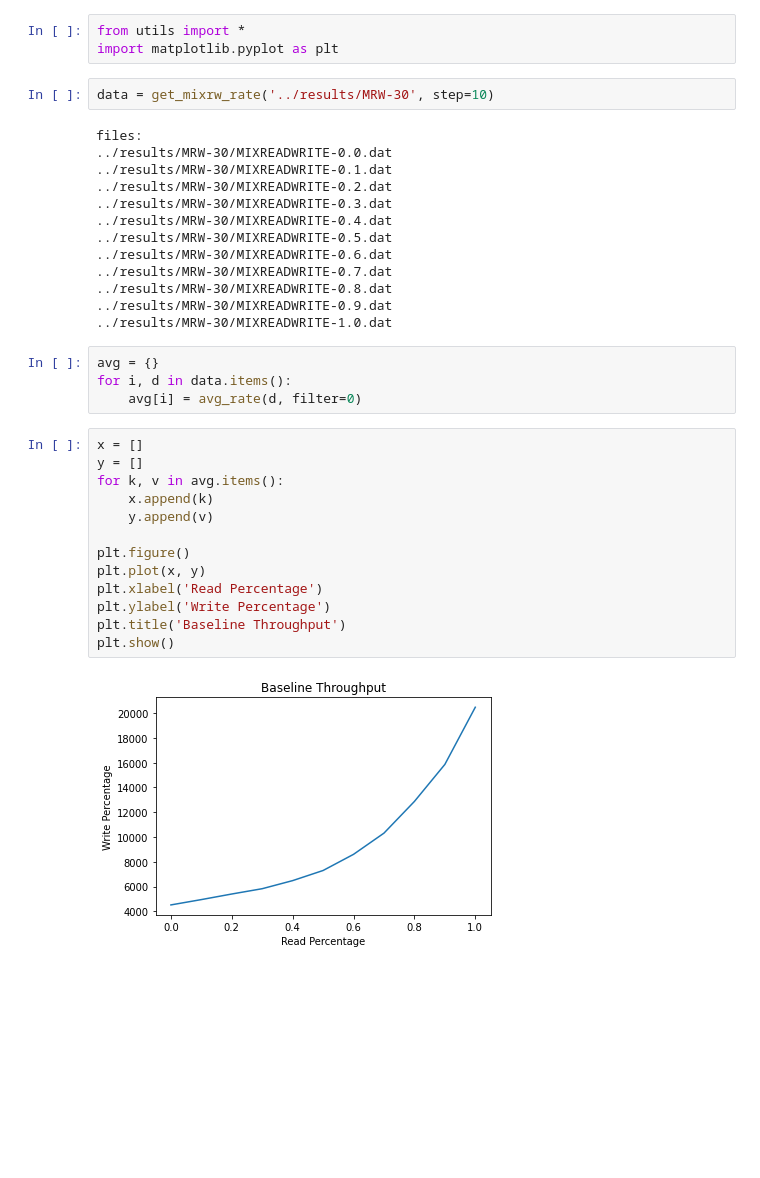
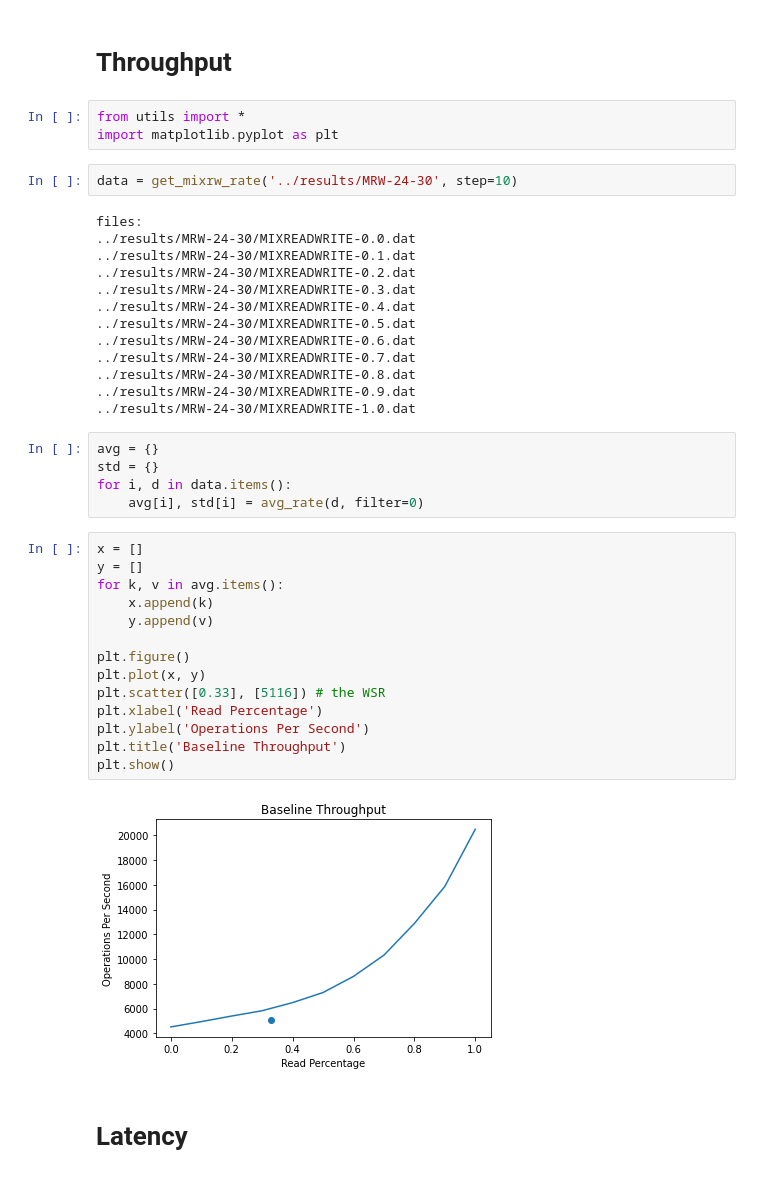
Before and after one commit to epyeh/zookeeper-benchmark, a Jupyter notebook: analysis/baseline.ipynb, the cells around one changed output. Drawn from its saved outputs; the diff is of its cells as text; blank space fills up the shorter version.

```diff
--- a/analysis/baseline.ipynb
+++ b/analysis/baseline.ipynb
@@ -1,37 +1,43 @@
+# %% [markdown]
+# Throughput
 # %%
 from utils import *
 import matplotlib.pyplot as plt
 # %%
-data = get_mixrw_rate('../results/MRW-30', step=10)
+data = get_mixrw_rate('../results/MRW-24-30', step=10)
 # %% [output]
 files:
-../results/MRW-30/MIXREADWRITE-0.0.dat
-../results/MRW-30/MIXREADWRITE-0.1.dat
-../results/MRW-30/MIXREADWRITE-0.2.dat
-../results/MRW-30/MIXREADWRITE-0.3.dat
-../results/MRW-30/MIXREADWRITE-0.4.dat
-../results/MRW-30/MIXREADWRITE-0.5.dat
-../results/MRW-30/MIXREADWRITE-0.6.dat
-../results/MRW-30/MIXREADWRITE-0.7.dat
-../results/MRW-30/MIXREADWRITE-0.8.dat
-../results/MRW-30/MIXREADWRITE-0.9.dat
-../results/MRW-30/MIXREADWRITE-1.0.dat
+../results/MRW-24-30/MIXREADWRITE-0.0.dat
+../results/MRW-24-30/MIXREADWRITE-0.1.dat
+../results/MRW-24-30/MIXREADWRITE-0.2.dat
+../results/MRW-24-30/MIXREADWRITE-0.3.dat
+../results/MRW-24-30/MIXREADWRITE-0.4.dat
+../results/MRW-24-30/MIXREADWRITE-0.5.dat
+../results/MRW-24-30/MIXREADWRITE-0.6.dat
+../results/MRW-24-30/MIXREADWRITE-0.7.dat
+../results/MRW-24-30/MIXREADWRITE-0.8.dat
+../results/MRW-24-30/MIXREADWRITE-0.9.dat
+../results/MRW-24-30/MIXREADWRITE-1.0.dat
 # %%
 avg = {}
+std = {}
 for i, d in data.items():
-    avg[i] = avg_rate(d, filter=0)
+    avg[i], std[i] = avg_rate(d, filter=0)
 # %%
 x = []
 y = []
 for k, v in avg.items():
     x.append(k)
     y.append(v)
 
 plt.figure()
 plt.plot(x, y)
+plt.scatter([0.33], [5116]) # the WSR
 plt.xlabel('Read Percentage')
-plt.ylabel('Write Percentage')
+plt.ylabel('Operations Per Second')
 plt.title('Baseline Throughput')
 plt.show()
 # %% [output]
-[figure, old version]
+[figure, new version]
+# %% [markdown]
+# Latency
```
Also changed, not shown: parts of 2 cells of this notebook, 9 other files.
